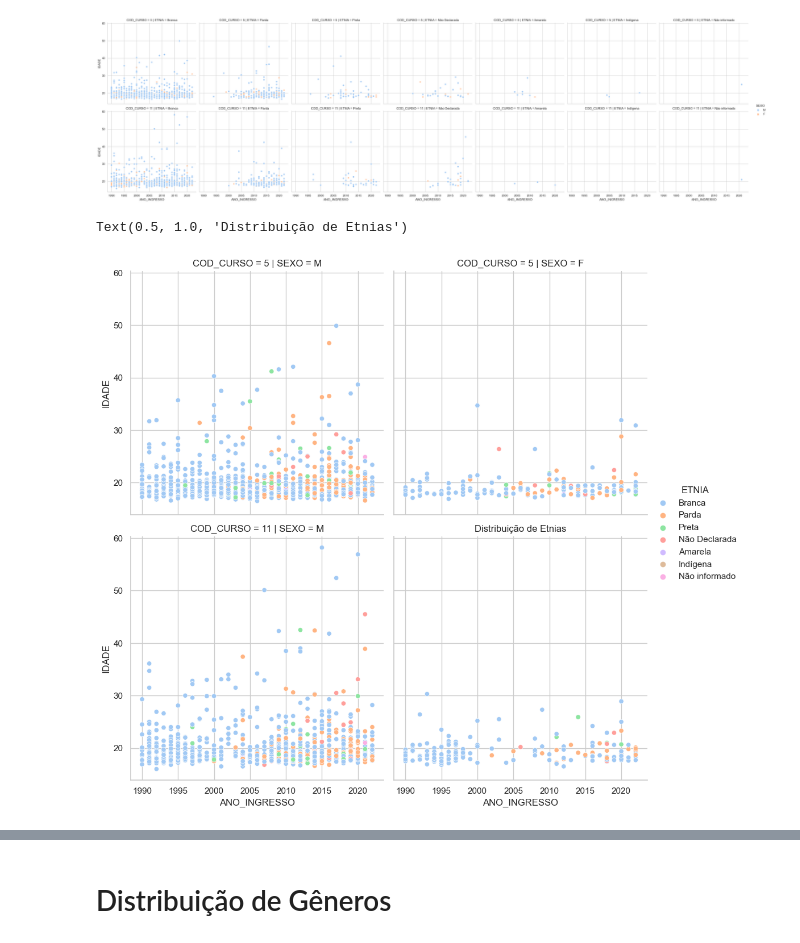
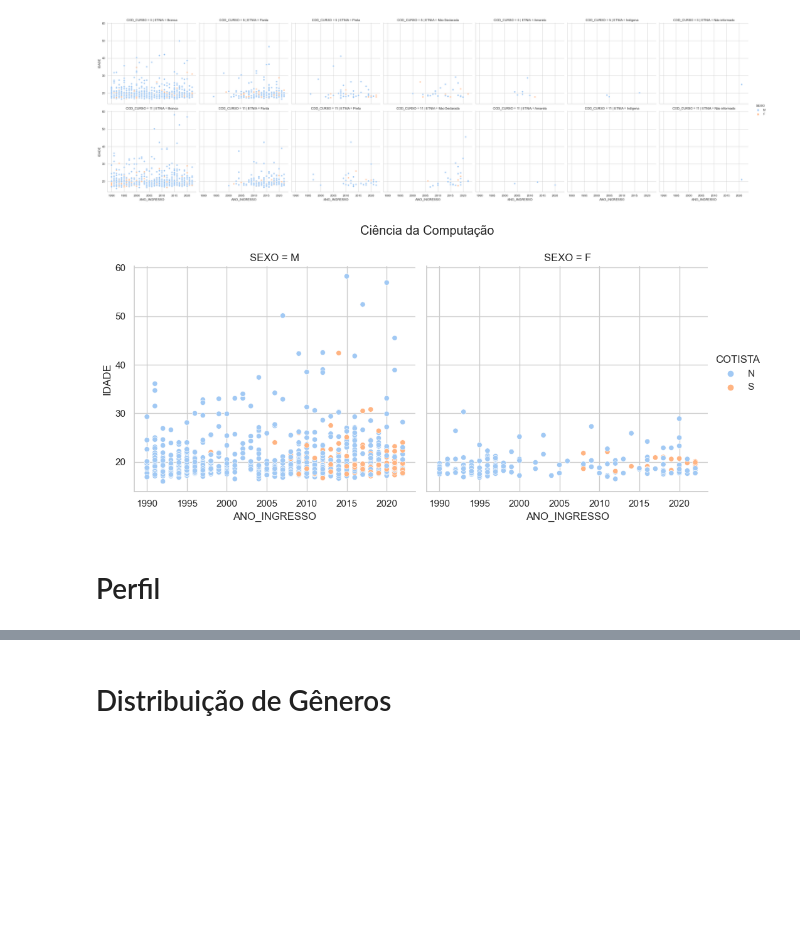
Before and after one commit to ceccoRebeca/mulherescomputacao, a Jupyter notebook: Proplan/EDA_DadosProplan.ipynb, the cells around one changed output, grey strips where cells are left out. Saved outputs shown, nothing was run; the diff lists cells and outputs as text; code cells hidden in the pictures; blank space fills up the shorter version.

```diff
--- a/Proplan/EDA_DadosProplan.ipynb
+++ b/Proplan/EDA_DadosProplan.ipynb
@@ -53,12 +97,12 @@ sns.relplot(data=df, x="ANO_INGRESSO",y="IDADE",col="ETNIA",hue="SEXO",row="COD_
 # %% [output]
 <seaborn.axisgrid.FacetGrid at 0x...>
 [figure]
-# %%
-sns.relplot(data=df, x="ANO_INGRESSO",y="IDADE",col="SEXO",hue="ETNIA",row="COD_CURSO")
-plt.title('Distribuição de Etnias')
-# %% [output]
-Text(0.5, 1.0, 'Distribuição de Etnias')
-[figure, removed]
+# %%
+fig = sns.relplot(data=ccomp, x="ANO_INGRESSO",y="IDADE",col='SEXO',hue="COTISTA")
+fig.fig.suptitle("Ciência da Computação")
+fig.fig.subplots_adjust(top=0.85);
+# %% [output]
+[figure, added]
 # %%
 #sns.relplot(data=df, x="ANO_INGRESSO",y="CRA",col="SEXO",hue="ETNIA",row="COD_CURSO")
 #sns.relplot(data=df, x="ANO_INGRESSO",y="CRA",col="ETNIA",hue="SEXO",row="COD_CURSO")
@@ -66,3 +110,5 @@ Text(0.5, 1.0, 'Distribuição de Etnias')
 #sns.relplot(data=df, x="ANO_INGRESSO",y="CRA",col="COD_CURSO",hue="SEXO")
 #sns.displot(df, x="ANO_INGRESSO", hue="Forna de Evasão", kind="ecdf",col="SEXO")
 #sns.displot(df, x="CRA", hue="Forna de Evasão", kind="ecdf",col="SEXO")
+# %% [markdown]
+# Perfil
```
Also changed, not shown: parts of 120 cells of this notebook, 20 other files.
